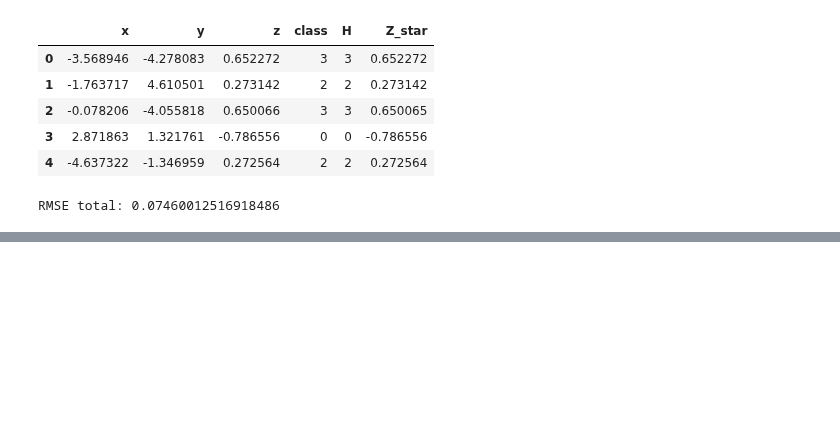
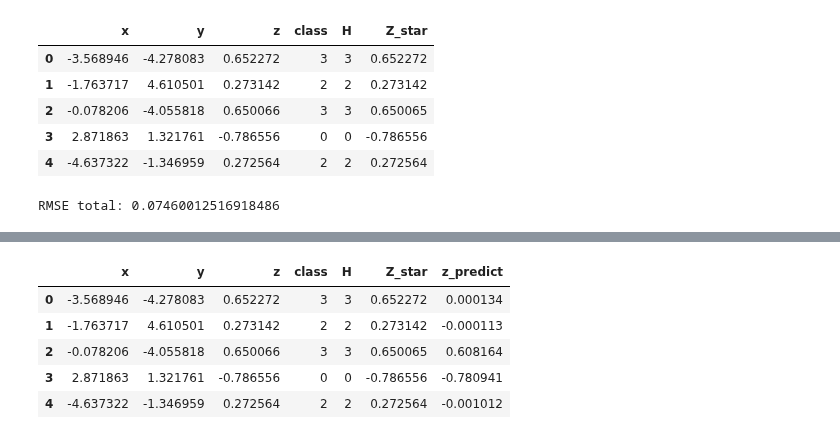
Before and after one commit to calebpelliott/Machine-Learning-CS559, a Jupyter notebook: PRJ2/Project2_F21/Project2_F21/CS559_Project2_SupervisedLearning_Classification.ipynb, the cells around one changed output, grey strips where cells are left out. Drawn from its saved outputs; the diff is of its cells as text; code cells hidden in the pictures; blank space fills up the shorter version.

```diff
--- a/PRJ2/Project2_F21/Project2_F21/CS559_Project2_SupervisedLearning_Classification.ipynb
+++ b/PRJ2/Project2_F21/Project2_F21/CS559_Project2_SupervisedLearning_Classification.ipynb
@@ -235,0 +267,10 @@ def my_grad(X,Y,Z):
+# %%
+import time
+for eta in [.1,.01,.001]:
+    start = time.time()
+    for k in [0,1,2,3]:
+        # Train the model using the training sets
+        kdf = df.loc[df['class'] == k]
+        [c, ck, ckn, ckm, mse] = my_grad(kdf['x'],kdf['y'],kdf['z'], .078, eta)
+
+    print(f"Eta: {eta}. Time elapsed: {time.time()-start}")
@@ -235,0 +281,8 @@ def my_grad(X,Y,Z):
+# %%
+all_coef = []
+for k in [0,1,2,3]:
+        # Train the model using the training sets
+        kdf = df.loc[df['class'] == k]
+        [c, ck, ckn, ckm, mse] = my_grad(kdf['x'],kdf['y'],kdf['z'], .05, .1)
+        all_coef.append([c, ck, ckn, ckm, mse])
+        print(f"Class: {k}\n  C:{c}\n  Ck:{ck}\n  Ckn:{ckn}\n  Ckm:{ckm}\n\n")
@@ -235,0 +307,33 @@ def my_grad(X,Y,Z):
+# %%
+z_predict = []
+for index, row in hdf.iterrows():
+    X_row = hdf.iloc[[index]]
+    #print(X_row['x'])
+    x = float(X_row['x'])
+    y = float(X_row['y'])
+    H = int(X_row['H'])
+    #print(f"x: {x} y: {y} H: {H}")
+    #[c, ck, ckn, ckm, mse]
+    coefs = all_coef[H]
+    sum_term = 0
+    for coef in all_coef:
+        ckn = coef[2]
+        ckm = coef[3]
+        e1 = np.exp(-((x+ckn)**2 + (y+ckm)**2))
+        sum_term += e1
+    c = coefs[0]
+    ck = coefs[1]
+    e2 = np.exp(-((x+ck)**2))
+    e3 = np.exp(-((y+ck)**2))
+
+    z_pred = -c*(sum_term + e2 + e3)
+    z_predict.append(z_pred)
+hdf['z_predict'] = z_predict
+hdf.head()
+# %% [output]
+|  | x | y | z | class | H | Z_star | z_predict |
+| 0 | -3.568946 | -4.278083 | 0.652272 | 3 | 3 | 0.652272 | 0.000134 |
+| 1 | -1.763717 | 4.610501 | 0.273142 | 2 | 2 | 0.273142 | -0.000113 |
+| 2 | -0.078206 | -4.055818 | 0.650066 | 3 | 3 | 0.650065 | 0.608164 |
+| 3 | 2.871863 | 1.321761 | -0.786556 | 0 | 0 | -0.786556 | -0.780941 |
+| 4 | -4.637322 | -1.346959 | 0.272564 | 2 | 2 | 0.272564 | -0.001012 |
```
Also changed, not shown: parts of 6 cells of this notebook, 3 other files.
